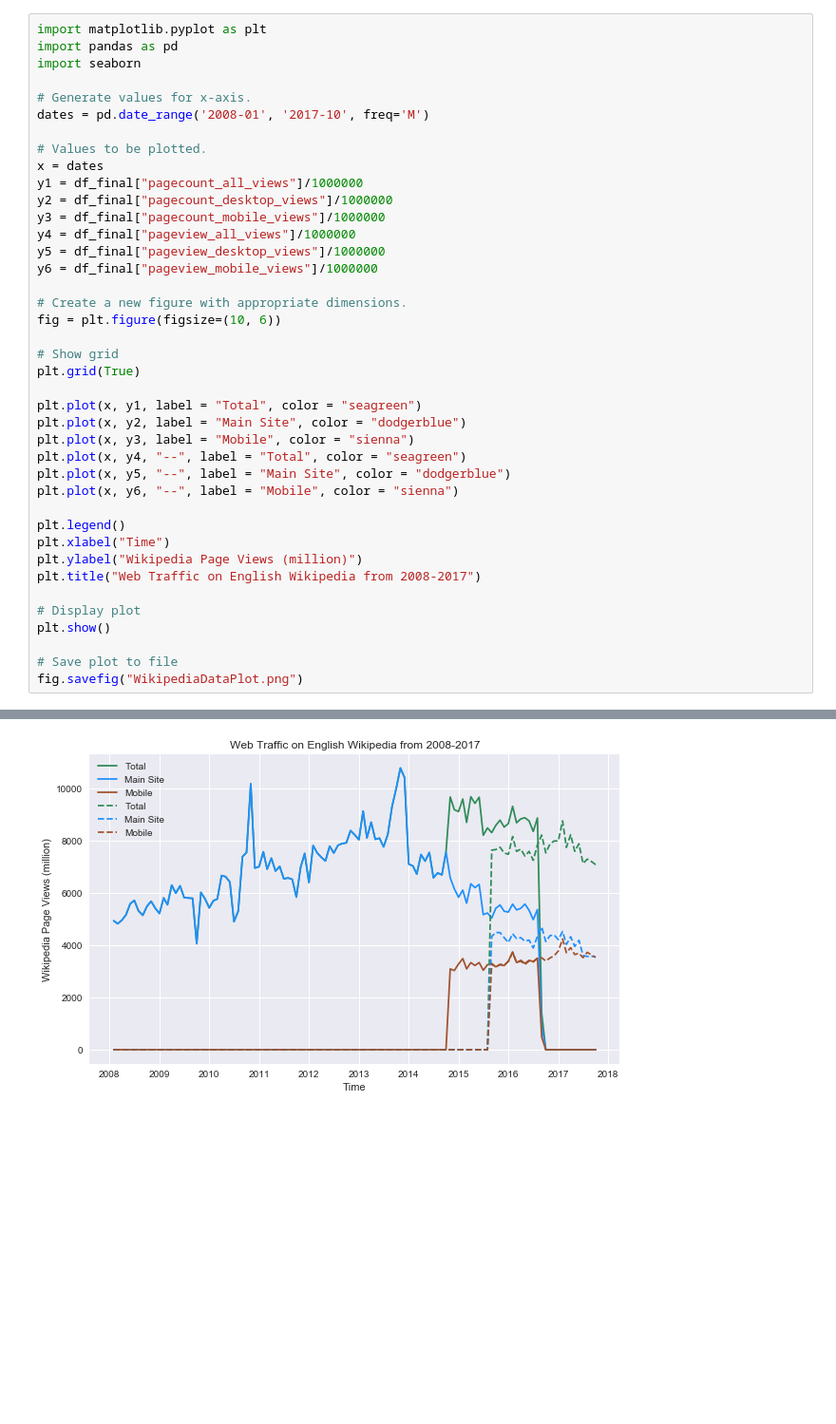
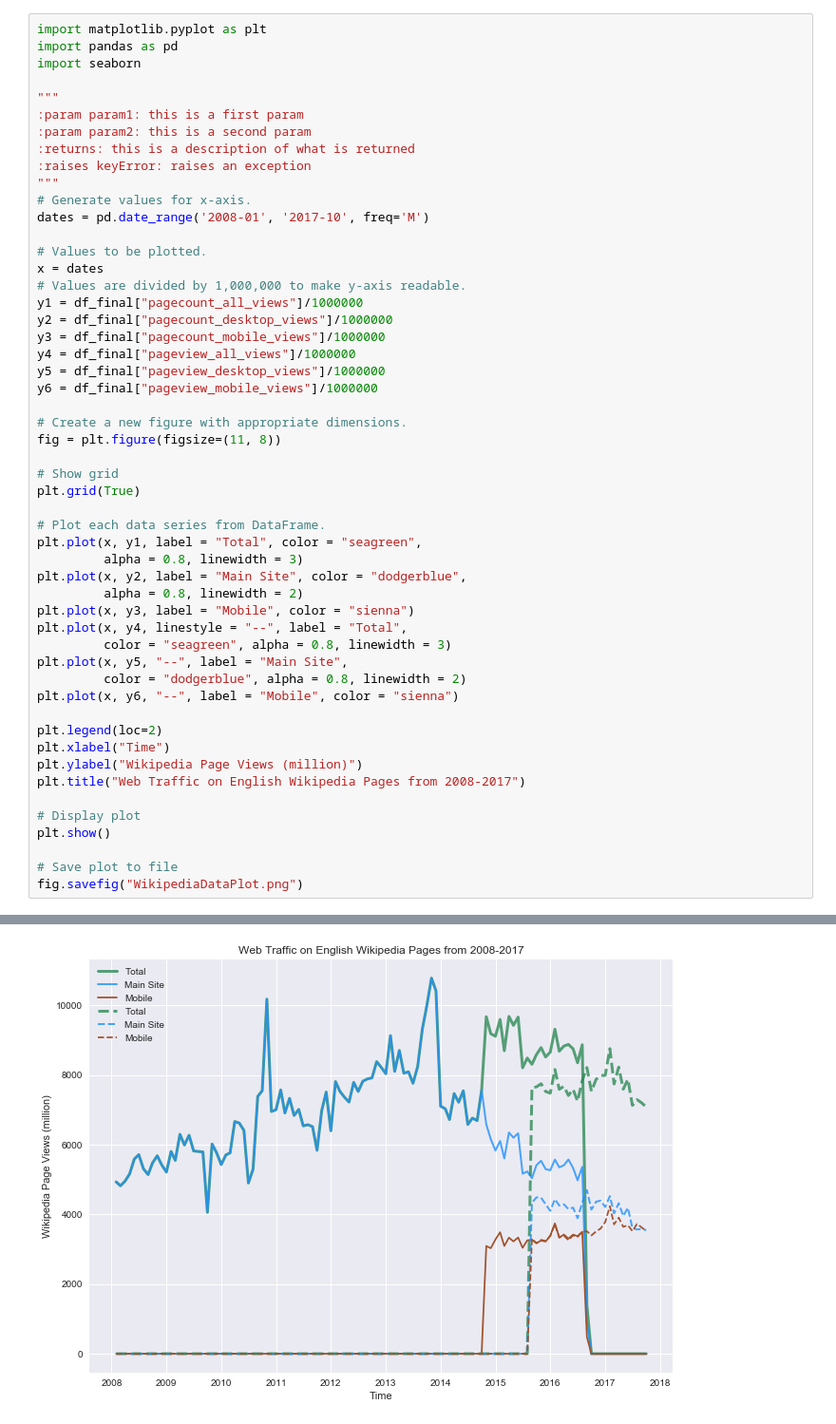
Before and after one commit to orbitse/data-512-a1, a Jupyter notebook: hcds-a1-data-curation.ipynb, the cells around one changed output, grey strips where cells are left out. Shown at 95% size. Cells and saved outputs as stored; diff of their text form; blank space fills up the shorter version.

Commit message:
changes to notebook and added plots

```diff
--- a/hcds-a1-data-curation.ipynb
+++ b/hcds-a1-data-curation.ipynb
@@ -247,11 +291,18 @@ import matplotlib.pyplot as plt
 import pandas as pd
 import seaborn
 
+"""
+:param param1: this is a first param
+:param param2: this is a second param
+:returns: this is a description of what is returned
+:raises keyError: raises an exception
+"""
 # Generate values for x-axis.
 dates = pd.date_range('2008-01', '2017-10', freq='M')
 
 # Values to be plotted.
 x = dates
+# Values are divided by 1,000,000 to make y-axis readable.
 y1 = df_final["pagecount_all_views"]/1000000
 y2 = df_final["pagecount_desktop_views"]/1000000
 y3 = df_final["pagecount_mobile_views"]/1000000
@@ -260,22 +311,27 @@ y5 = df_final["pageview_desktop_views"]/1000000
 y6 = df_final["pageview_mobile_views"]/1000000
 
 # Create a new figure with appropriate dimensions.
-fig = plt.figure(figsize=(10, 6))
+fig = plt.figure(figsize=(11, 8))
 
 # Show grid
 plt.grid(True)
 
-plt.plot(x, y1, label = "Total", color = "seagreen")
-plt.plot(x, y2, label = "Main Site", color = "dodgerblue")
+# Plot each data series from DataFrame.
+plt.plot(x, y1, label = "Total", color = "seagreen",
+         alpha = 0.8, linewidth = 3)
+plt.plot(x, y2, label = "Main Site", color = "dodgerblue",
+         alpha = 0.8, linewidth = 2)
 plt.plot(x, y3, label = "Mobile", color = "sienna")
-plt.plot(x, y4, "--", label = "Total", color = "seagreen")
-plt.plot(x, y5, "--", label = "Main Site", color = "dodgerblue")
+plt.plot(x, y4, linestyle = "--", label = "Total",
+         color = "seagreen", alpha = 0.8, linewidth = 3)
+plt.plot(x, y5, "--", label = "Main Site",
+         color = "dodgerblue", alpha = 0.8, linewidth = 2)
 plt.plot(x, y6, "--", label = "Mobile", color = "sienna")
 
-plt.legend()
+plt.legend(loc=2)
 plt.xlabel("Time")
 plt.ylabel("Wikipedia Page Views (million)")
-plt.title("Web Traffic on English Wikipedia from 2008-2017")
+plt.title("Web Traffic on English Wikipedia Pages from 2008-2017")
 
 # Display plot
 plt.show()
@@ -296 +342 @@ fig.savefig("WikipediaDataPlot.png")
-[figure, old version]
+[figure, new version]
```
Also changed, not shown: parts of 9 cells of this notebook, 2 other files.
